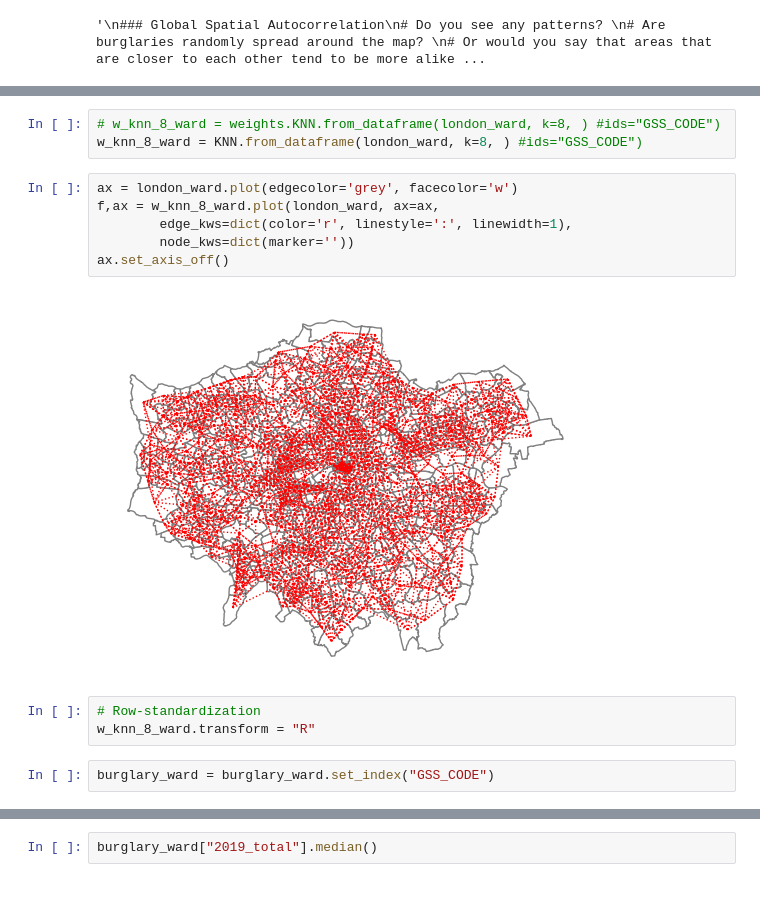
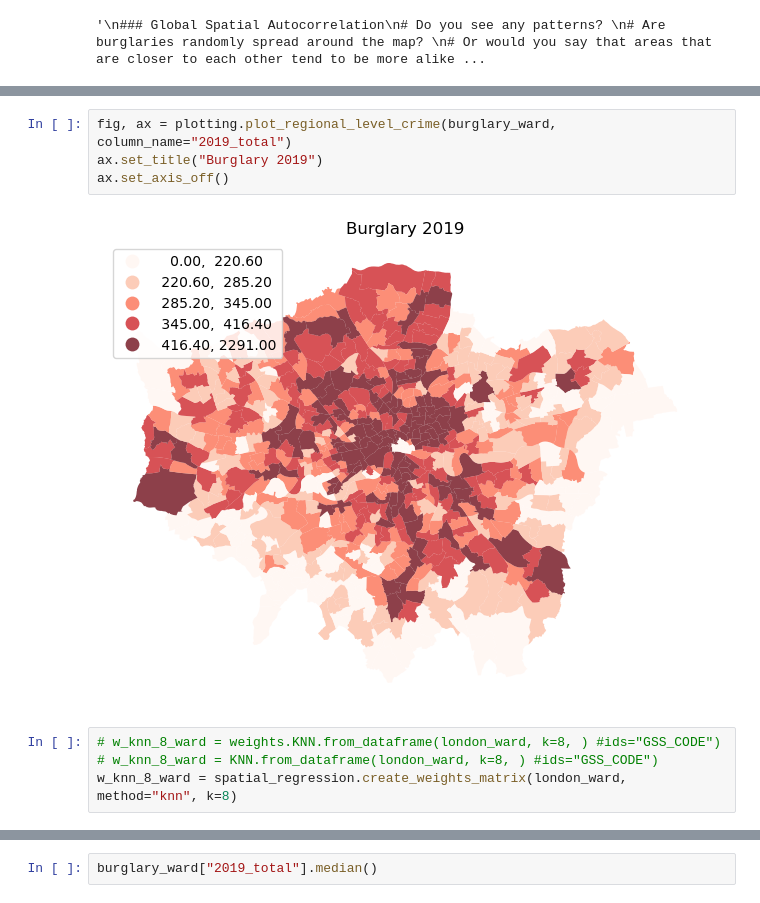
Before and after one commit to mushtary-mumu/crime_patterns, a Jupyter notebook: src/notebooks/spatial_autocorrelation_example.ipynb, the cells around one changed output, grey strips where cells are left out. Saved outputs shown, nothing was run; the diff lists cells and outputs as text.

```diff
--- a/src/notebooks/spatial_autocorrelation_example.ipynb
+++ b/src/notebooks/spatial_autocorrelation_example.ipynb
@@ -141,16 +119,10 @@ london_ward = london_ward.set_index("GSS_CODE")
+# %%
+fig, ax = plotting.plot_regional_level_crime(burglary_ward, column_name="2019_total")
+ax.set_title("Burglary 2019")
+ax.set_axis_off()
+# %% [output]
+[figure, added]
 # %%
 # w_knn_8_ward = weights.KNN.from_dataframe(london_ward, k=8, ) #ids="GSS_CODE")
-w_knn_8_ward = KNN.from_dataframe(london_ward, k=8, ) #ids="GSS_CODE")
+# w_knn_8_ward = KNN.from_dataframe(london_ward, k=8, ) #ids="GSS_CODE")
+w_knn_8_ward = spatial_regression.create_weights_matrix(london_ward, method="knn", k=8)
-# %%
-ax = london_ward.plot(edgecolor='grey', facecolor='w')
-f,ax = w_knn_8_ward.plot(london_ward, ax=ax,
-        edge_kws=dict(color='r', linestyle=':', linewidth=1),
-        node_kws=dict(marker=''))
-ax.set_axis_off()
-# %% [output]
-[figure, removed]
-# %%
-# Row-standardization
-w_knn_8_ward.transform = "R"
-# %%
-burglary_ward = burglary_ward.set_index("GSS_CODE")
```
Also changed, not shown: parts of 34 cells of this notebook, 2 other files.
